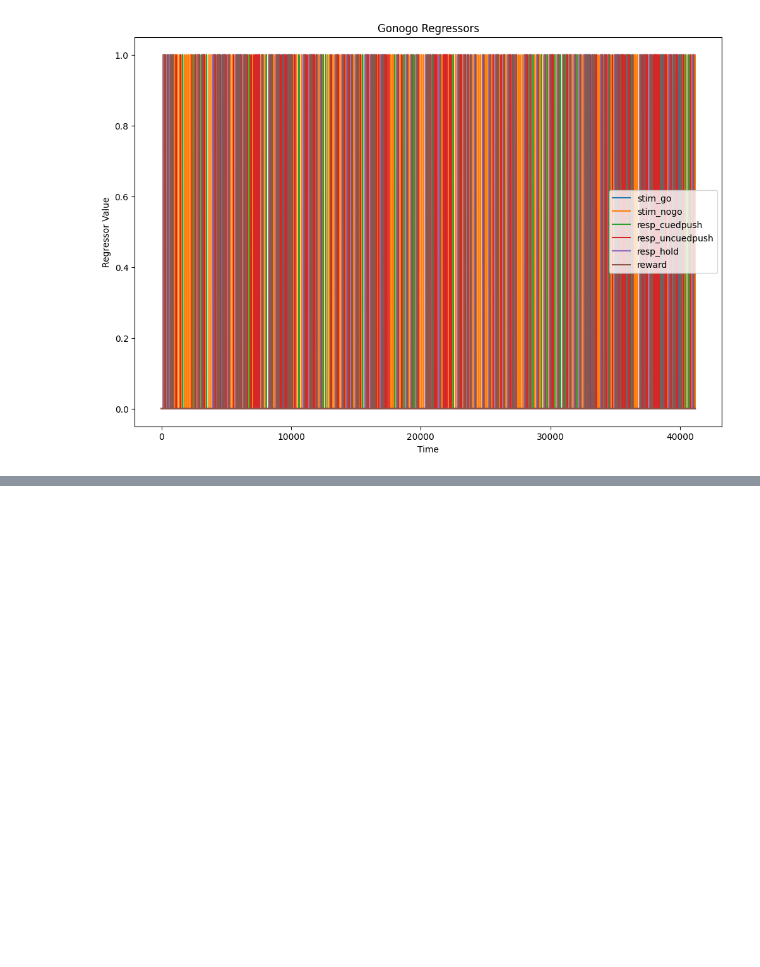
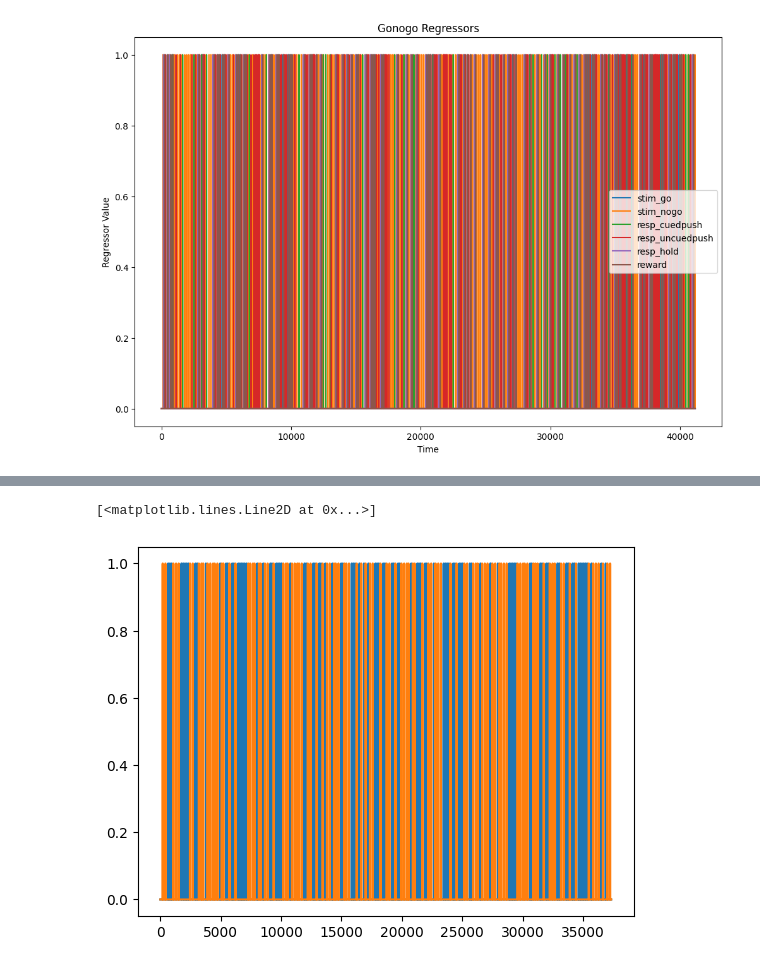
Before and after one commit to DuguidLab/visiomode_analysis, a Jupyter notebook: exploratory/session-regressors.ipynb, the cells around one changed output, grey strips where cells are left out. Drawn from its saved outputs; the diff is of its cells as text; code cells hidden in the pictures; blank space fills up the shorter version.

```diff
--- a/exploratory/session-regressors.ipynb
+++ b/exploratory/session-regressors.ipynb
@@ -198,0 +242,6 @@ plt.show()
+# %%
+plt.plot(testfile.get("regressors")[:, 0], label=testfile.get("labels")[0])
+plt.plot(testfile.get("regressors")[:, 1], label=testfile.get("labels")[1])
+# %% [output]
+[<matplotlib.lines.Line2D at 0x...>]
+[figure, added]
```
Also changed, not shown: parts of 14 cells of this notebook.
